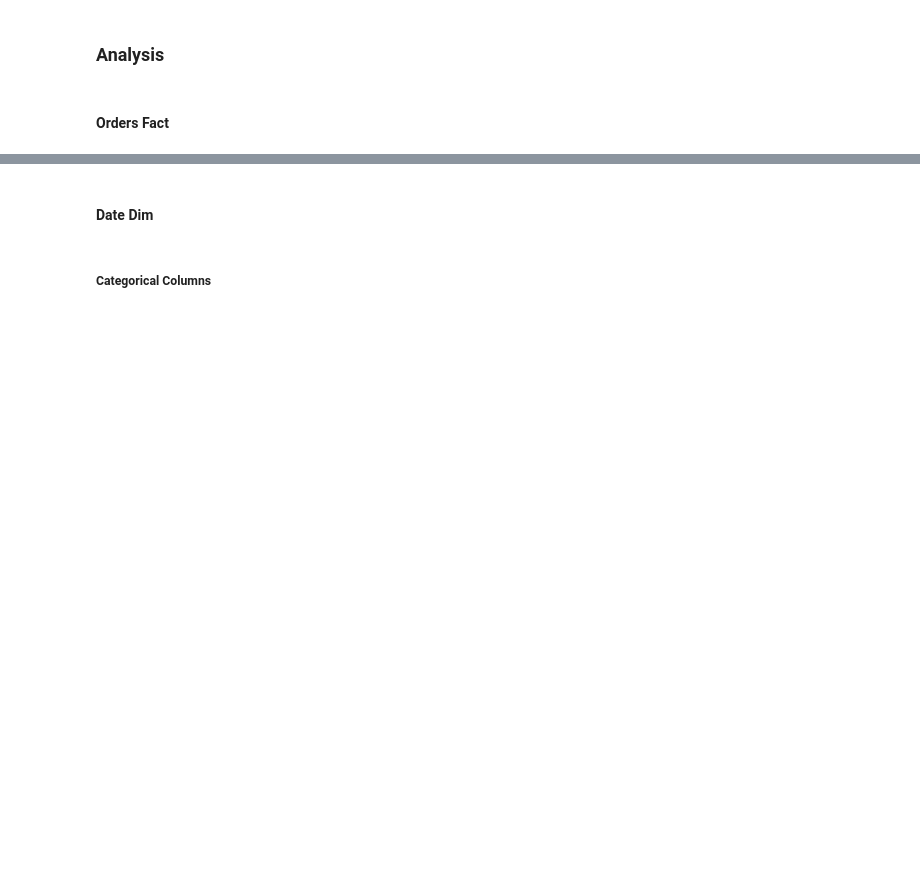
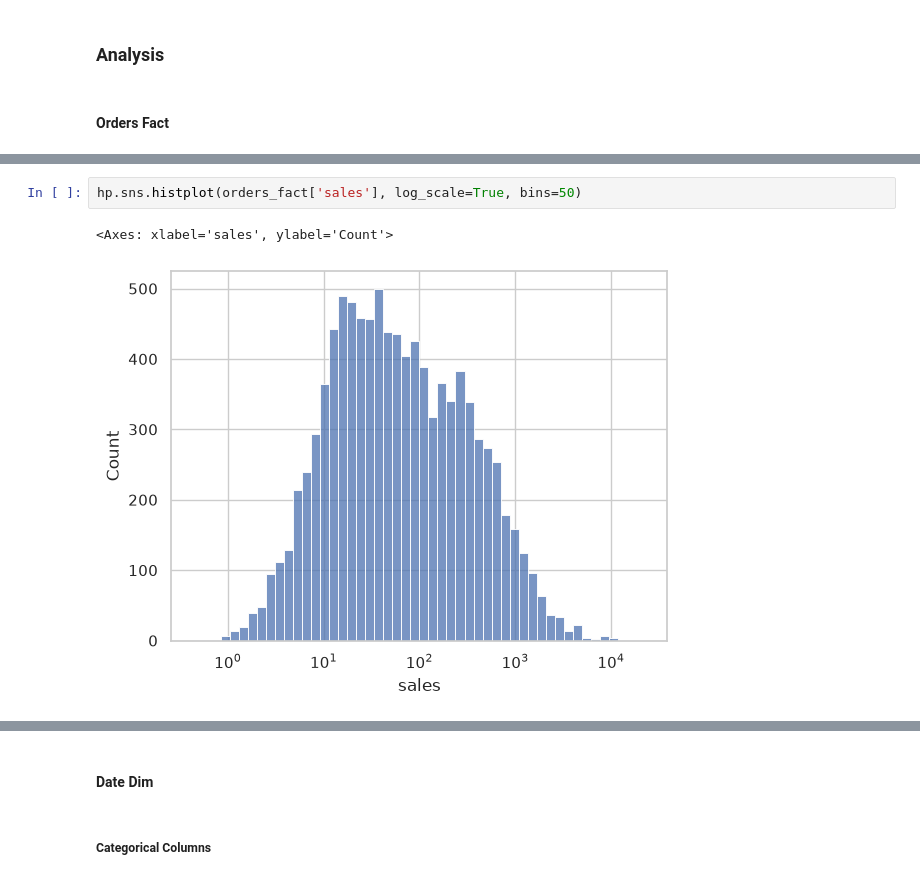
Before and after one commit to Nishant5304/US-Superstore-Sales, a Jupyter notebook: notebooks/eeda.ipynb, the cells around one changed output, grey strips where cells are left out. Saved outputs shown, nothing was run; the diff lists cells and outputs as text; blank space fills up the shorter version.

```diff
--- a/notebooks/eeda.ipynb
+++ b/notebooks/eeda.ipynb
@@ -70,0 +91,5 @@ Shape after filtering: (9799, 10)
+# %%
+hp.sns.histplot(orders_fact['sales'], log_scale=True, bins=50)
+# %% [output]
+<Axes: xlabel='sales', ylabel='Count'>
+[figure, added]
```
Also changed, not shown: parts of 11 cells of this notebook, 3 other files.
